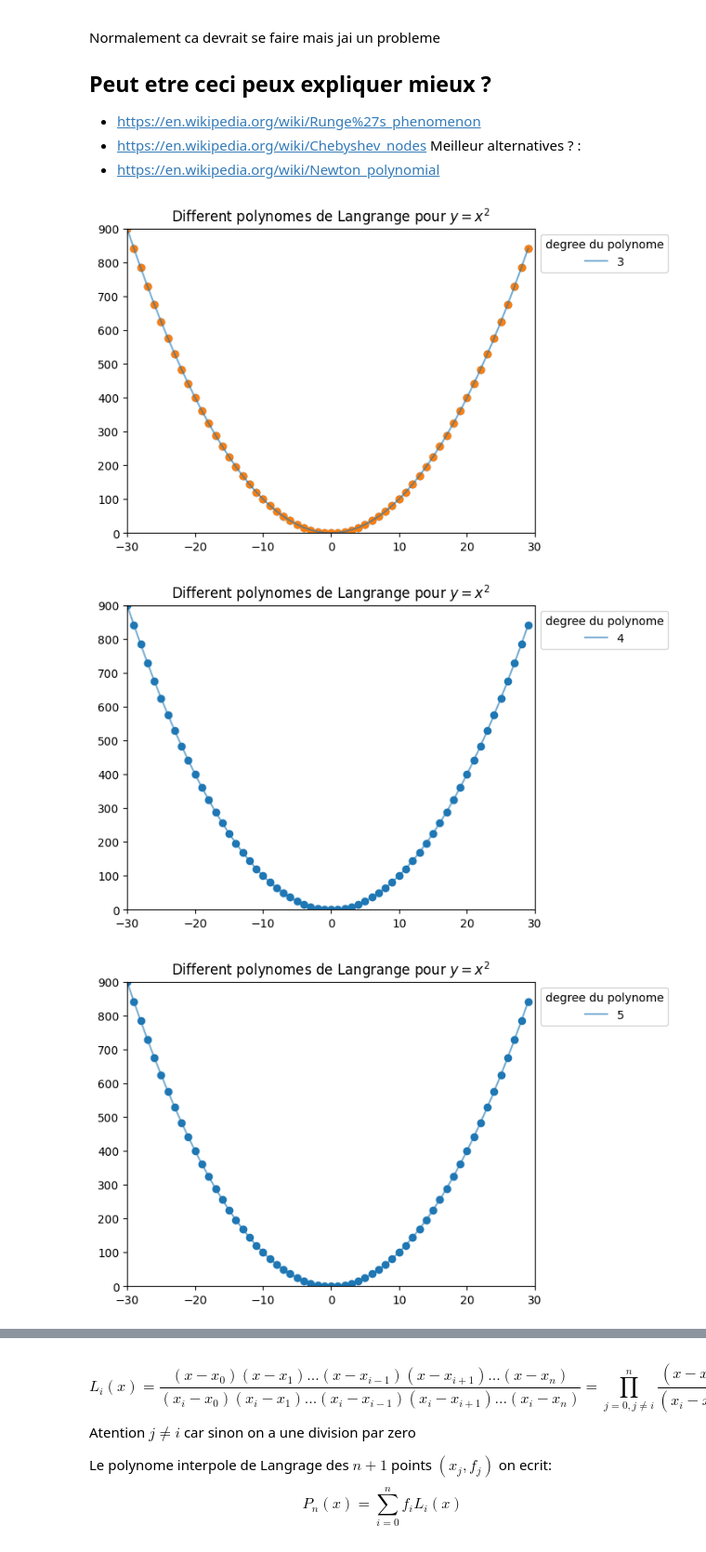
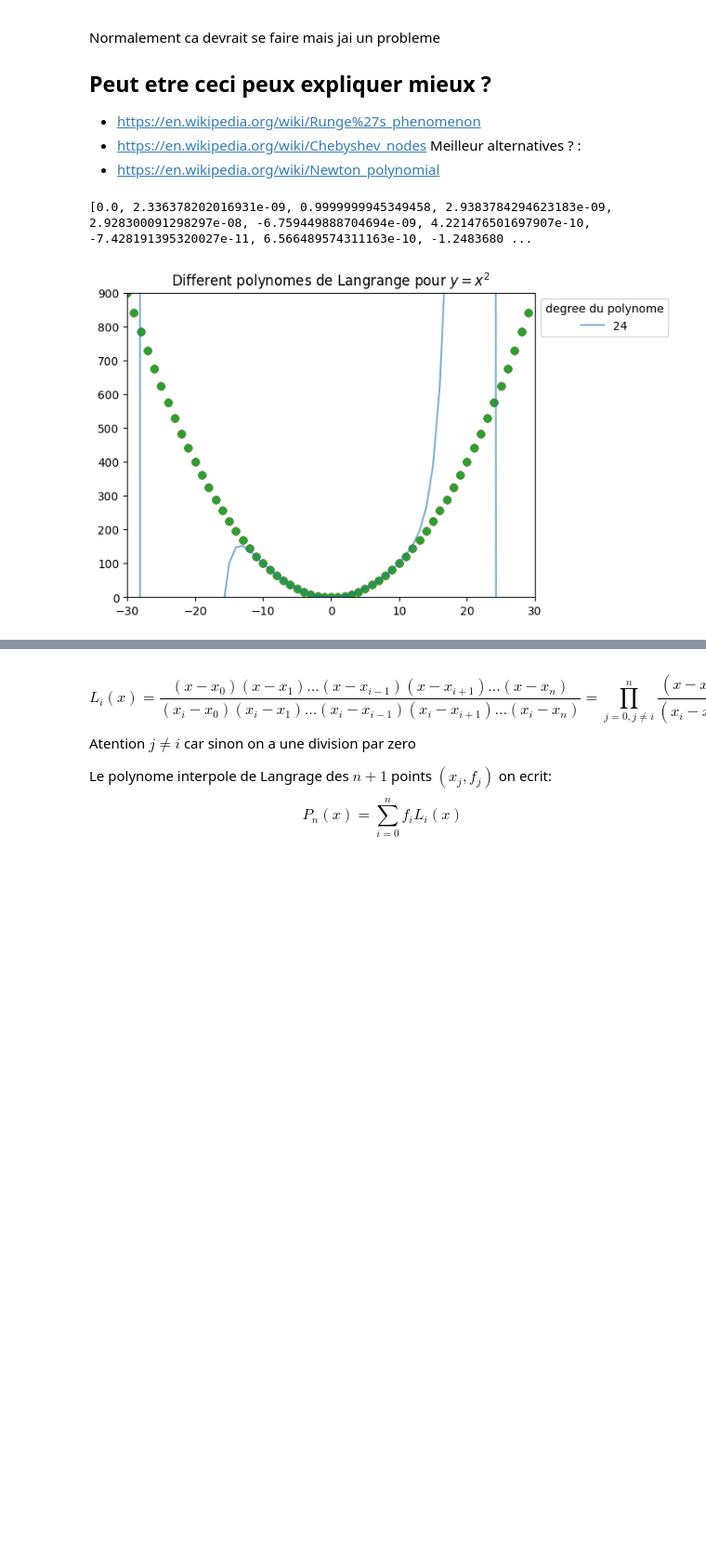
Before and after one commit to erdicn/MathNum, a Jupyter notebook: InterpolationPolynomiale/interpolation.ipynb, the cells around one changed output, grey strips where cells are left out. Shown at 93% size. Saved outputs shown, nothing was run; the diff lists cells and outputs as text; code cells hidden in the pictures; blank space fills up the shorter version.

```diff
--- a/InterpolationPolynomiale/interpolation.ipynb
+++ b/InterpolationPolynomiale/interpolation.ipynb
@@ -339,22 +344,23 @@ Meilleur alternatives ? :
 # %%
 data = [(i, i*i) for i in range(-30, 30)]
 # print(P)
 x = [i[0] for i in data]
 plt.scatter(x, [i*i for i in x])
 for j in range(3,25):
     plt.scatter(x, [i*i for i in x])
     data = [(i, i*i) for i in range(0,j)]
     P = LangragePolynomial(data)
-    #print(j, P)
-    y = [ListToFunction(P, i) for i in x]
-    plt.plot(x, y, label = str(j), alpha = 0.6)
-    plt.ylim(0, 900)
-    plt.xlim(-30, 30)
-    plt.legend(bbox_to_anchor=(1.0, 1.0), loc='upper left', title = "degree du polynome")
-    plt.title("Different polynomes de Langrange pour $y=x^2$")
-    plt.show()
-    plt.close()
+    if j == 24:
+        print(P)
+        #print(j, P)
+        y = [ListToFunction(P, i) for i in x]
+        plt.plot(x, y, label = str(j), alpha = 0.6)
+        plt.ylim(0, 900)
+        plt.xlim(-30, 30)
+        plt.legend(bbox_to_anchor=(1.0, 1.0), loc='upper left', title = "degree du polynome")
+        plt.title("Different polynomes de Langrange pour $y=x^2$")
+        plt.show()
+        plt.close()
 # %% [output]
+[0.0, 2.336378202016931e-09, 0.9999999945349458, 2.9383784294623183e-09, 2.928300091298297e-08, -6.759449888704694e-09, 4.221476501697907e-10, -7.428191395320027e-11, 6.566489574311163e-10, -1.2483680 ...
-[figure, old version]
+[figure, new version]
-[figure, removed]
-[figure, removed]
```
Also changed, not shown: parts of 24 cells of this notebook.
